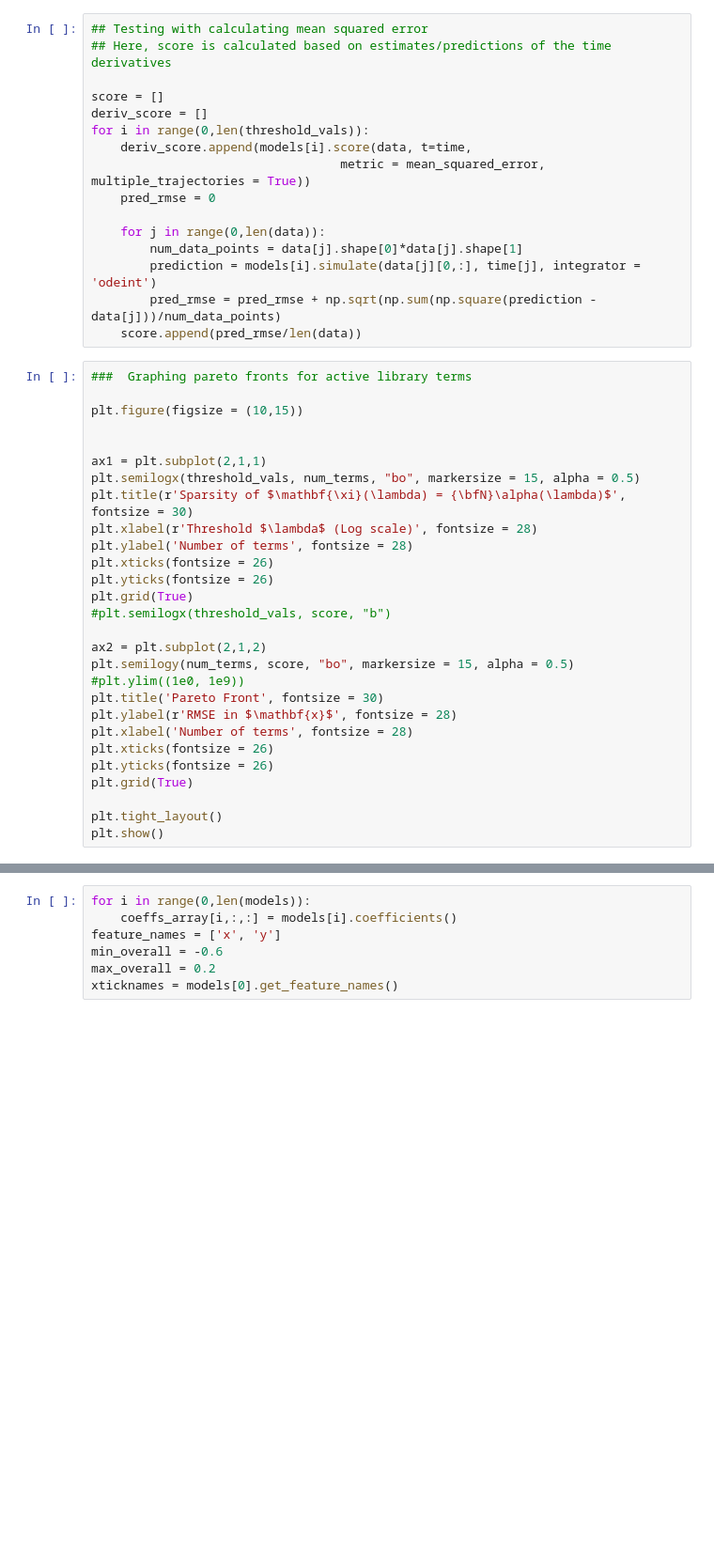
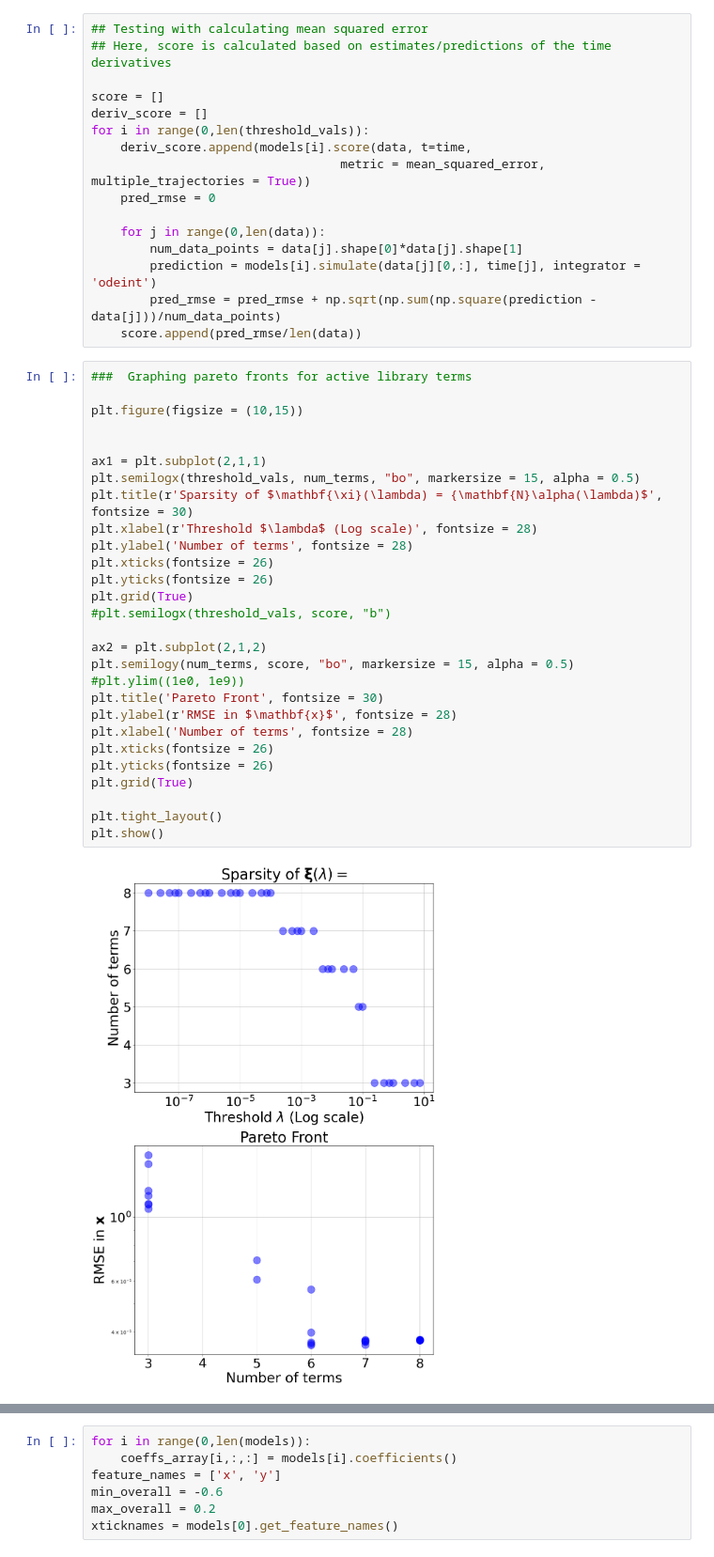
Before and after one commit to joshuakeable/CART_SINDy_S23, a Jupyter notebook: pySINDy_ETratio_variable_with_coefficient_constraints_sindy_analysis.ipynb, the cells around one changed output, grey strips where cells are left out. Shown at 94% size. Drawn from its saved outputs; the diff is of its cells as text; blank space fills up the shorter version.

```diff
--- a/pySINDy_ETratio_variable_with_coefficient_constraints_sindy_analysis.ipynb
+++ b/pySINDy_ETratio_variable_with_coefficient_constraints_sindy_analysis.ipynb
@@ -276,29 +285,31 @@ for i in range(0,len(threshold_vals)):
 # %%
 ###  Graphing pareto fronts for active library terms
 
 plt.figure(figsize = (10,15))
 
 
 ax1 = plt.subplot(2,1,1)
 plt.semilogx(threshold_vals, num_terms, "bo", markersize = 15, alpha = 0.5)
-plt.title(r'Sparsity of $\mathbf{\xi}(\lambda) = {\bfN}\alpha(\lambda)$', fontsize = 30)
+plt.title(r'Sparsity of $\mathbf{\xi}(\lambda) = {\mathbf{N}\alpha(\lambda)$', fontsize = 30)
 plt.xlabel(r'Threshold $\lambda$ (Log scale)', fontsize = 28)
 plt.ylabel('Number of terms', fontsize = 28)
 plt.xticks(fontsize = 26)
 plt.yticks(fontsize = 26)
 plt.grid(True)
 #plt.semilogx(threshold_vals, score, "b")
 
 ax2 = plt.subplot(2,1,2)
 plt.semilogy(num_terms, score, "bo", markersize = 15, alpha = 0.5)
 #plt.ylim((1e0, 1e9))
 plt.title('Pareto Front', fontsize = 30)
 plt.ylabel(r'RMSE in $\mathbf{x}$', fontsize = 28)
 plt.xlabel('Number of terms', fontsize = 28)
 plt.xticks(fontsize = 26)
 plt.yticks(fontsize = 26)
 plt.grid(True)
 
 plt.tight_layout()
 plt.show()
+# %% [output]
+[figure, added]
 # %%
```
Also changed, not shown: parts of 13 cells of this notebook.
